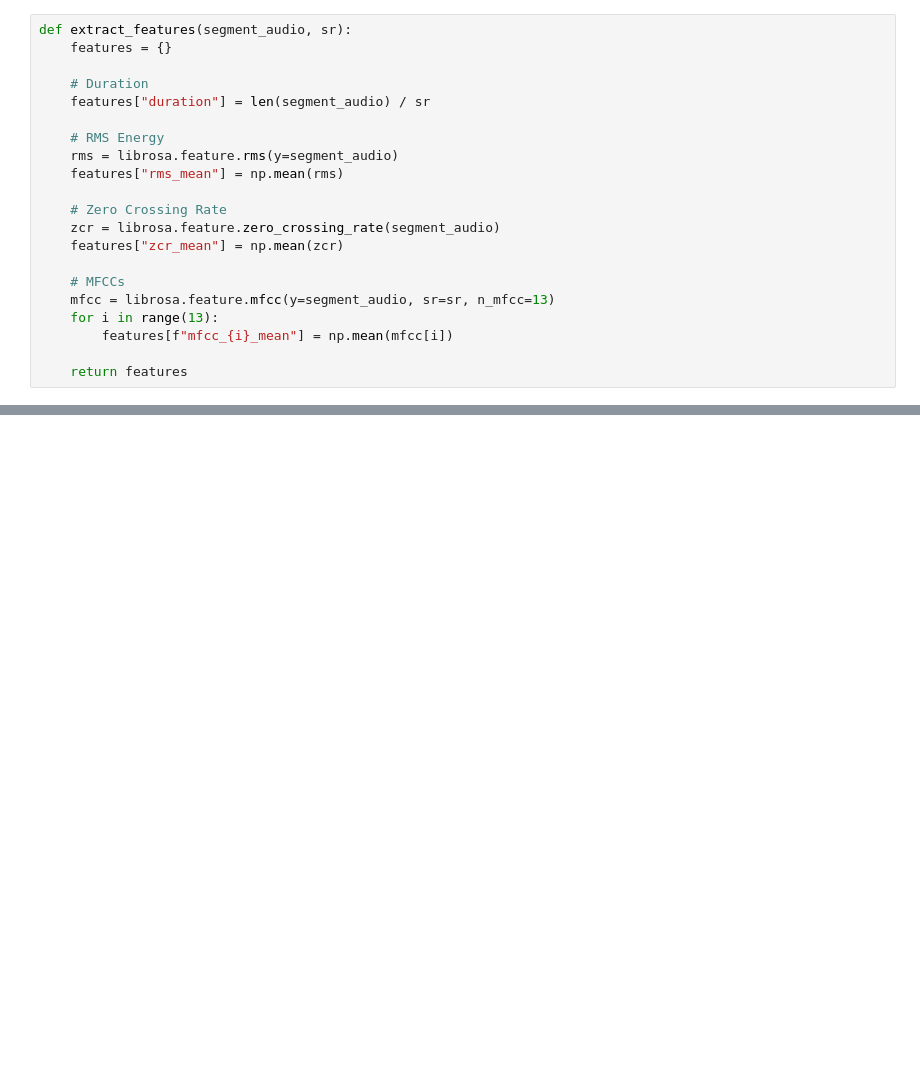
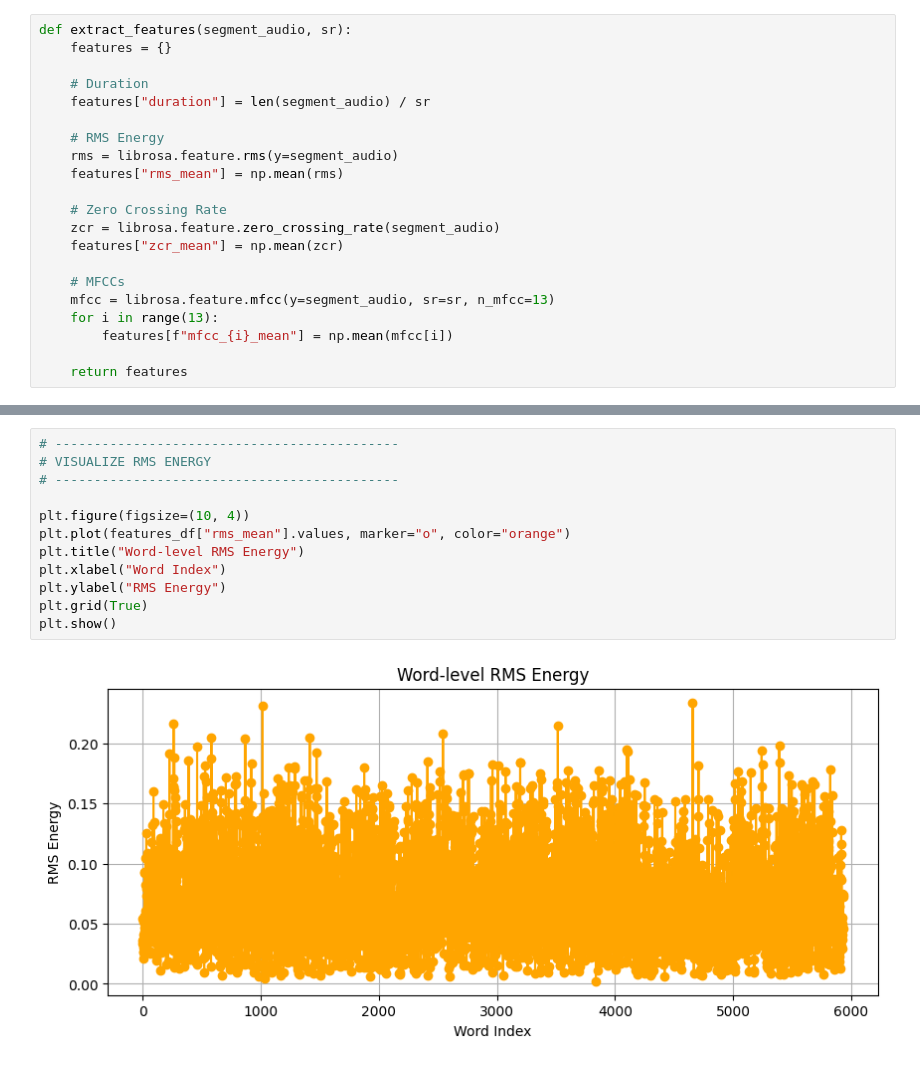
Before and after one commit to heyayushhh/Projexa-AI, a Jupyter notebook: speech_pipeline/src/word_level_features.ipynb, the cells around one changed output, grey strips where cells are left out. Cells and saved outputs as stored; diff of their text form; blank space fills up the shorter version.

```diff
--- a/speech_pipeline/src/word_level_features.ipynb
+++ b/speech_pipeline/src/word_level_features.ipynb
@@ -116,0 +151,14 @@ NameError: name 'words' is not defined
+# %%
+# --------------------------------------------
+# VISUALIZE RMS ENERGY
+# --------------------------------------------
+
+plt.figure(figsize=(10, 4))
+plt.plot(features_df["rms_mean"].values, marker="o", color="orange")
+plt.title("Word-level RMS Energy")
+plt.xlabel("Word Index")
+plt.ylabel("RMS Energy")
+plt.grid(True)
+plt.show()
+# %% [output]
+[figure, added]
```
Also changed, not shown: parts of 9 cells of this notebook, 6 other files.
